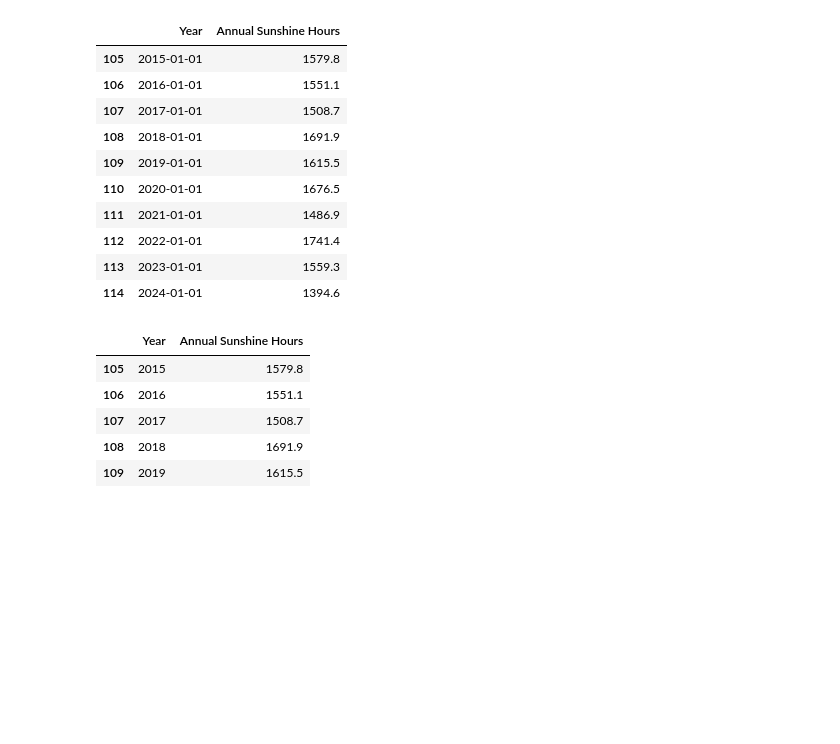
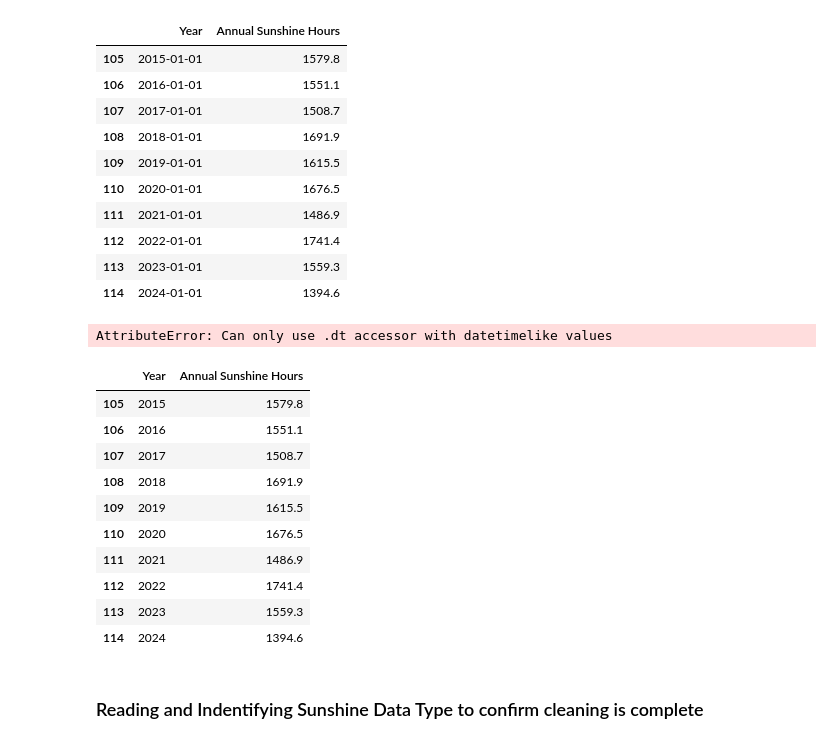
Before and after one commit to KiaraMartin/Final_Project_for_Peckham_DAZ_Introduction_to_Data_Science, a Jupyter notebook: Final_Project_V1.ipynb, the cells around one changed output. Cells and saved outputs as stored; diff of their text form; code cells hidden in the pictures; blank space fills up the shorter version.

```diff
--- a/Final_Project_V1.ipynb
+++ b/Final_Project_V1.ipynb
@@ -203,14 +205,25 @@ sunshine_df
 | 113 | 2023-01-01 | 1559.3 |
 | 114 | 2024-01-01 | 1394.6 |
 # %%
-#need to convert the 'Year' column to display the year only
+# Need to convert the 'Year' column to display the year only
 
 sunshine_df['Year'] = sunshine_df['Year'].dt.year # Convert 'Year' column to display only the year
-sunshine_df.head() # Display the first few rows of the updated Sunshine DataFrame with the year only
 # %% [output]
-|  | Year | Annual Sunshine Hours |
-| 105 | 2015 | 1579.8 |
-| 106 | 2016 | 1551.1 |
-| 107 | 2017 | 1508.7 |
-| 108 | 2018 | 1691.9 |
-| 109 | 2019 | 1615.5 |
+AttributeError: Can only use .dt accessor with datetimelike values
+# %%
+sunshine_df # Display the first few rows of the final Sunshine DataFrame after cleaning and formatting
+# %% [output]
+|  | Year | Annual Sunshine Hours |
+| 105 | 2015 | 1579.8 |
+| 106 | 2016 | 1551.1 |
+| 107 | 2017 | 1508.7 |
+| 108 | 2018 | 1691.9 |
+| 109 | 2019 | 1615.5 |
+| 110 | 2020 | 1676.5 |
+| 111 | 2021 | 1486.9 |
+| 112 | 2022 | 1741.4 |
+| 113 | 2023 | 1559.3 |
+| 114 | 2024 | 1394.6 |
+# %% [markdown]
+
+### Reading and Indentifying Sunshine Data Type to confirm cleaning is complete
```
Also changed, not shown: parts of 22 cells of this notebook.
